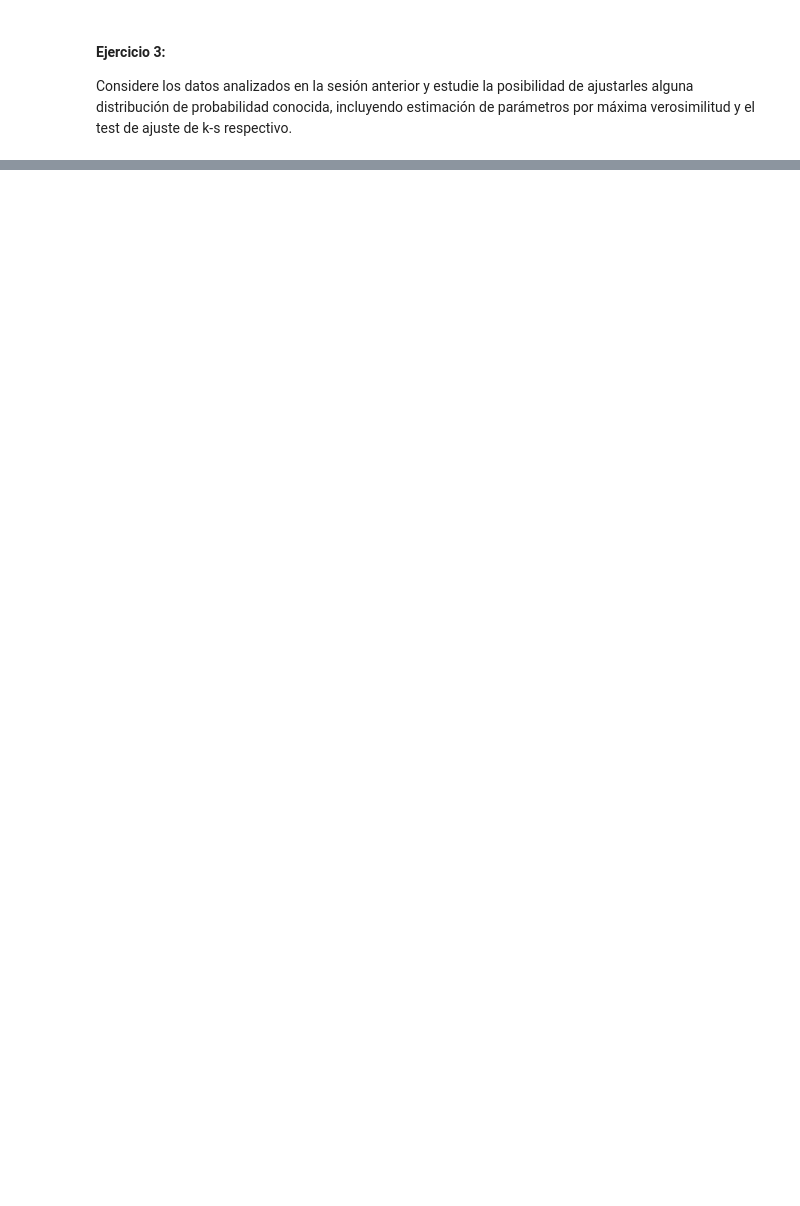
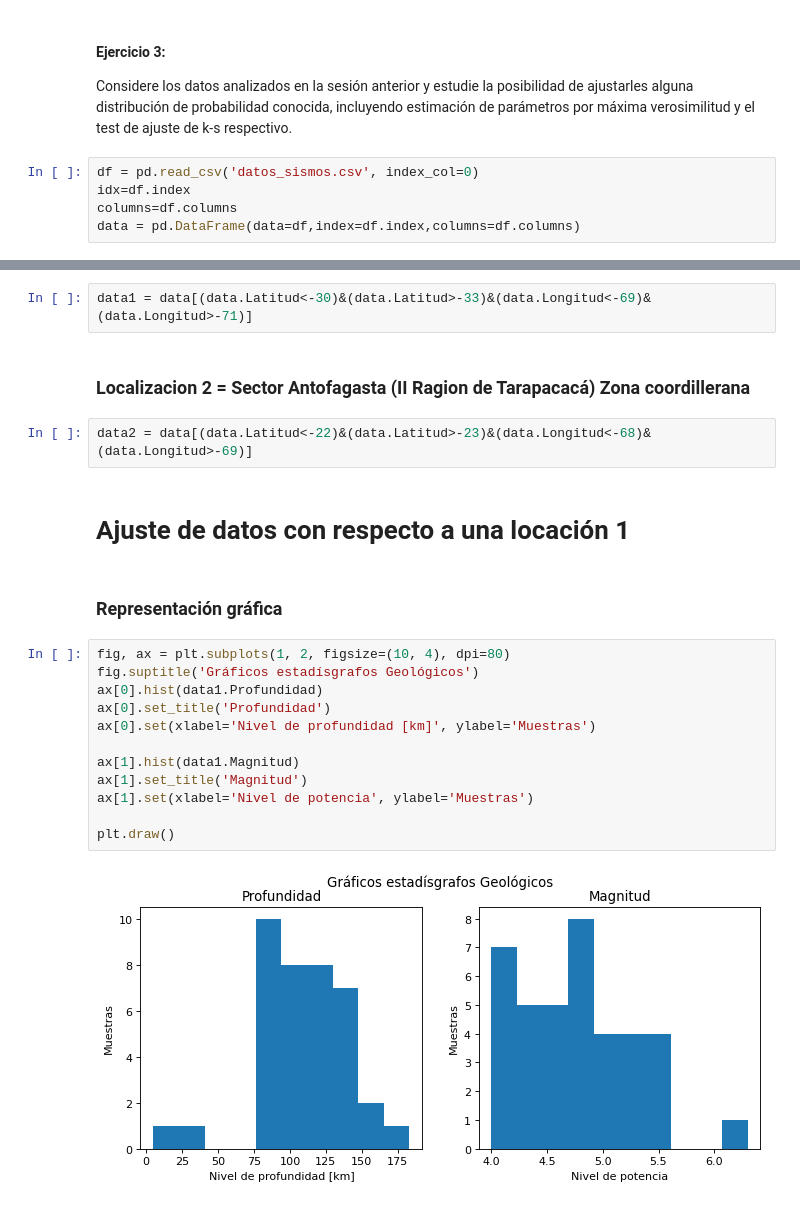
Before and after one commit to estebantejeda/INFO274, a Jupyter notebook: lab3/Laboratorio3.ipynb, the cells around one changed output, grey strips where cells are left out. Drawn from its saved outputs; the diff is of its cells as text; blank space fills up the shorter version.

```diff
--- a/lab3/Laboratorio3.ipynb
+++ b/lab3/Laboratorio3.ipynb
@@ -294,3 +296,8 @@ KstestResult(statistic=0.2399749373433584, pvalue=0.0022537145100148814)
 # %% [markdown]
 #### Ejercicio 3:
 Considere los datos analizados en la sesión anterior y estudie la posibilidad de ajustarles alguna distribución de probabilidad conocida, incluyendo estimación de parámetros por máxima verosimilitud y  el test de ajuste de k-s respectivo.
+# %%
+df = pd.read_csv('datos_sismos.csv', index_col=0)
+idx=df.index
+columns=df.columns
+data = pd.DataFrame(data=df,index=df.index,columns=df.columns)
@@ -296,0 +306,24 @@ Considere los datos analizados en la sesión anterior y estudie la posibilidad d
+# %%
+data1 = data[(data.Latitud<-30)&(data.Latitud>-33)&(data.Longitud<-69)&(data.Longitud>-71)]
+# %% [markdown]
+### Localizacion 2 = Sector Antofagasta (II Ragion de Tarapacacá) Zona coordillerana
+# %%
+data2 = data[(data.Latitud<-22)&(data.Latitud>-23)&(data.Longitud<-68)&(data.Longitud>-69)]
+# %% [markdown]
+# Ajuste de datos con respecto a una locación 1
+# %% [markdown]
+### Representación gráfica
+# %%
+fig, ax = plt.subplots(1, 2, figsize=(10, 4), dpi=80)
+fig.suptitle('Gráficos estadísgrafos Geológicos')
+ax[0].hist(data1.Profundidad)
+ax[0].set_title('Profundidad')
+ax[0].set(xlabel='Nivel de profundidad [km]', ylabel='Muestras')
+
+ax[1].hist(data1.Magnitud)
+ax[1].set_title('Magnitud')
+ax[1].set(xlabel='Nivel de potencia', ylabel='Muestras')
+
+plt.draw()
+# %% [output]
+[figure, added]
```
Also changed, not shown: parts of 10 cells of this notebook, 2 other files.
